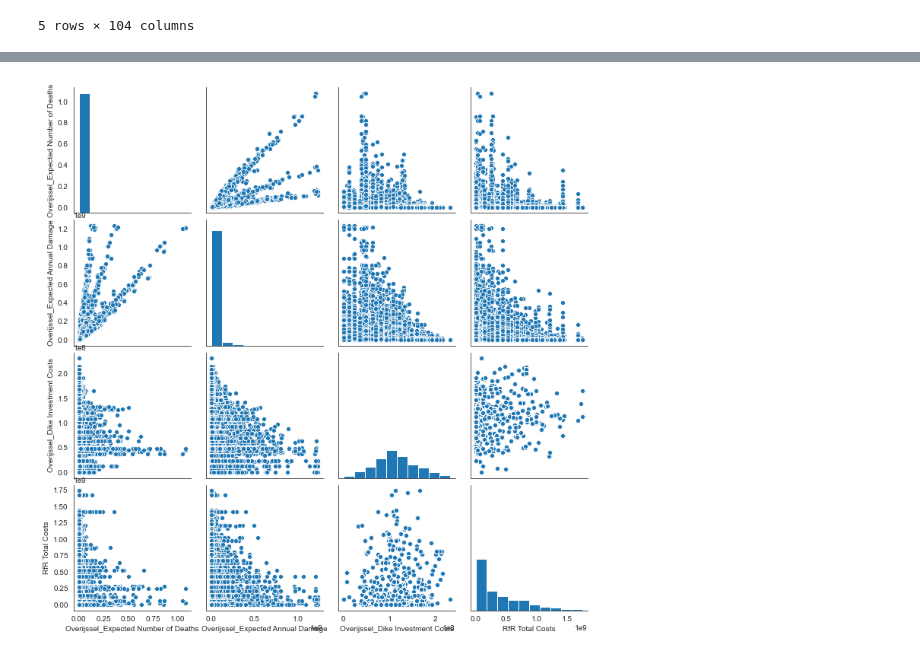
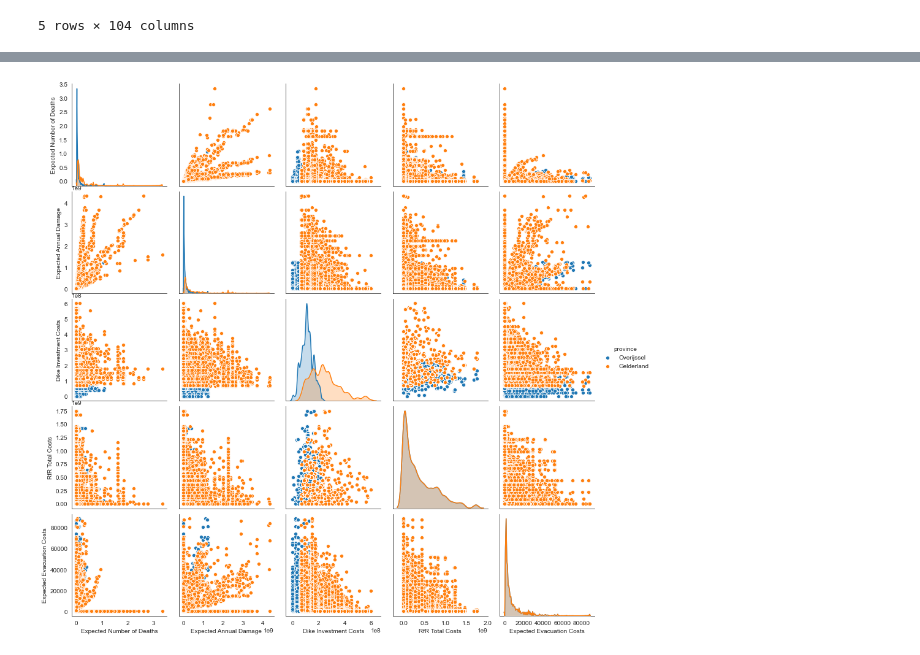
Before and after one commit to mihel93/EPA1361_final, a Jupyter notebook: 4_MORO.ipynb, the cells around one changed output, grey strips where cells are left out. Drawn from its saved outputs; the diff is of its cells as text; code cells hidden in the pictures.

```diff
--- a/4_MORO.ipynb
+++ b/4_MORO.ipynb
@@ -304,10 +301,29 @@ See the caveats in the documentation: https://pandas.pydata.org/pandas-docs/stab
+# %%
+results_ov.rename(columns={'Overijssel_Expected Number of Deaths':'Expected Number of Deaths',
+                            'Overijssel_Expected Annual Damage':'Expected Annual Damage',
+                            'Overijssel_Dike Investment Costs':'Dike Investment Costs'}, inplace=True)
+results_ov['province']='Overijssel'
+# %%
+#creating dataframe for Gerderland kpis
+results_gd = results_ooi.loc[:,["policy",
+                            "Gelderland_Expected Number of Deaths",
+                            'Gelderland_Expected Annual Damage',
+                            'Gelderland_Dike Investment Costs', 'RfR Total Costs',
+                            'Expected Evacuation Costs']]
+# %%
+results_gd.rename(columns={'Gelderland_Expected Number of Deaths':'Expected Number of Deaths',
+                            'Gelderland_Expected Annual Damage':'Expected Annual Damage',
+                            'Gelderland_Dike Investment Costs':'Dike Investment Costs'}, inplace=True)
+results_gd['province']='Gelderland'
+# %%
+results_hue = pd.concat([results_ov, results_gd])
 # %%
-#Now that a combined dataframe has been created, plotting the base case against the random policy runs is now easy.
-sns.pairplot(results_ooi, vars=["Overijssel_Expected Number of Deaths",
-                                'Overijssel_Expected Annual Damage',
-                                'Overijssel_Dike Investment Costs',
-                                "RfR Total Costs"], diag_kind="hist")
-plt.savefig("images/overijssel_best_policy.png")
-plt.show()
+# plotting
+sns.pairplot(results_hue, vars=["Expected Number of Deaths",
+                                'Expected Annual Damage',
+                                'Dike Investment Costs',
+                                'RfR Total Costs',
+                                'Expected Evacuation Costs'], hue='province')
+plt.savefig("images/best_policy.png")
 # %% [output]
-[figure, old version]
+[figure, new version]
```
Also changed, not shown: parts of 14 cells of this notebook, 3 other files.
